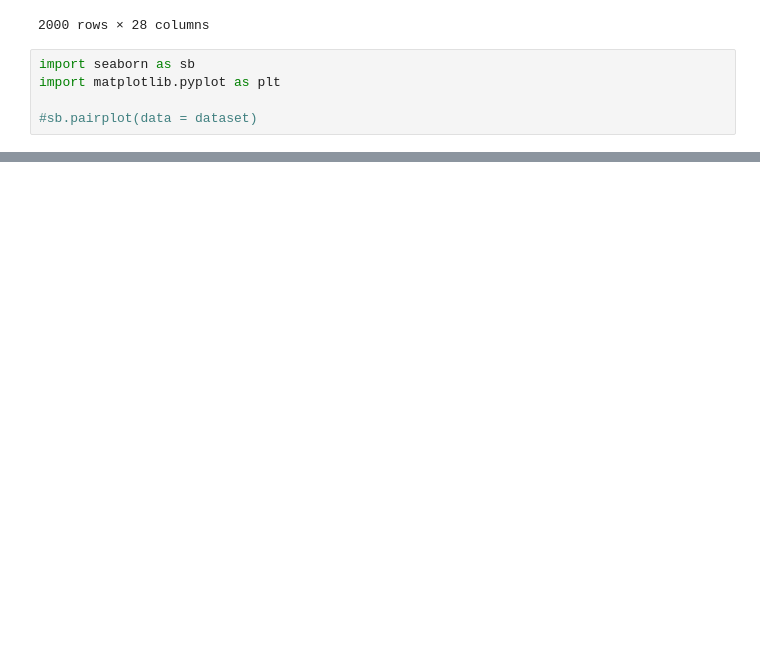
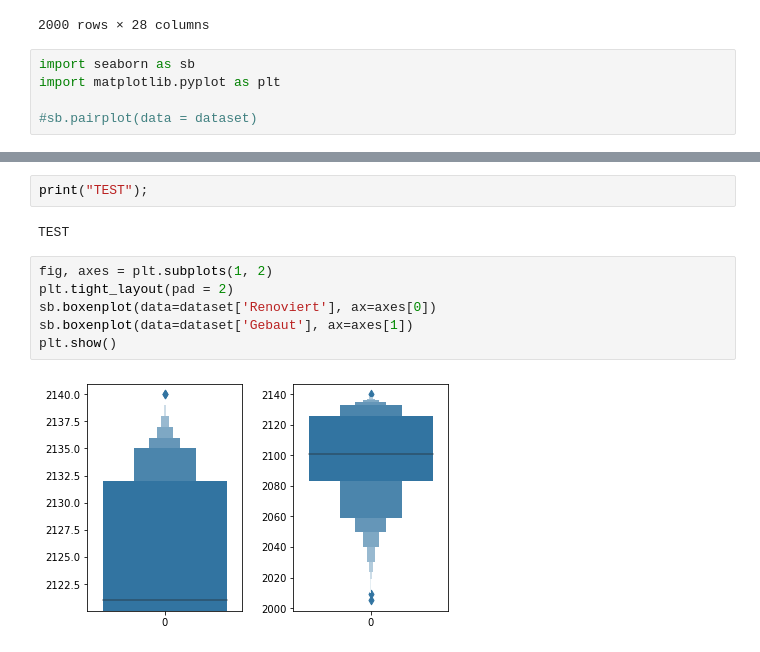
Before and after one commit to nailujx86/gotham-real-estate, a Jupyter notebook: DataScience_Projekt.ipynb, the cells around one changed output, grey strips where cells are left out. Drawn from its saved outputs; the diff is of its cells as text; blank space fills up the shorter version.

Commit message:
Add subplots

```diff
--- a/DataScience_Projekt.ipynb
+++ b/DataScience_Projekt.ipynb
@@ -75,0 +77,12 @@ plt.show()
+# %%
+print("TEST");
+# %% [output]
+TEST
+# %%
+fig, axes = plt.subplots(1, 2)
+plt.tight_layout(pad = 2)
+sb.boxenplot(data=dataset['Renoviert'], ax=axes[0])
+sb.boxenplot(data=dataset['Gebaut'], ax=axes[1])
+plt.show()
+# %% [output]
+[figure, added]
```
Also changed, not shown: parts of 2 cells of this notebook.
